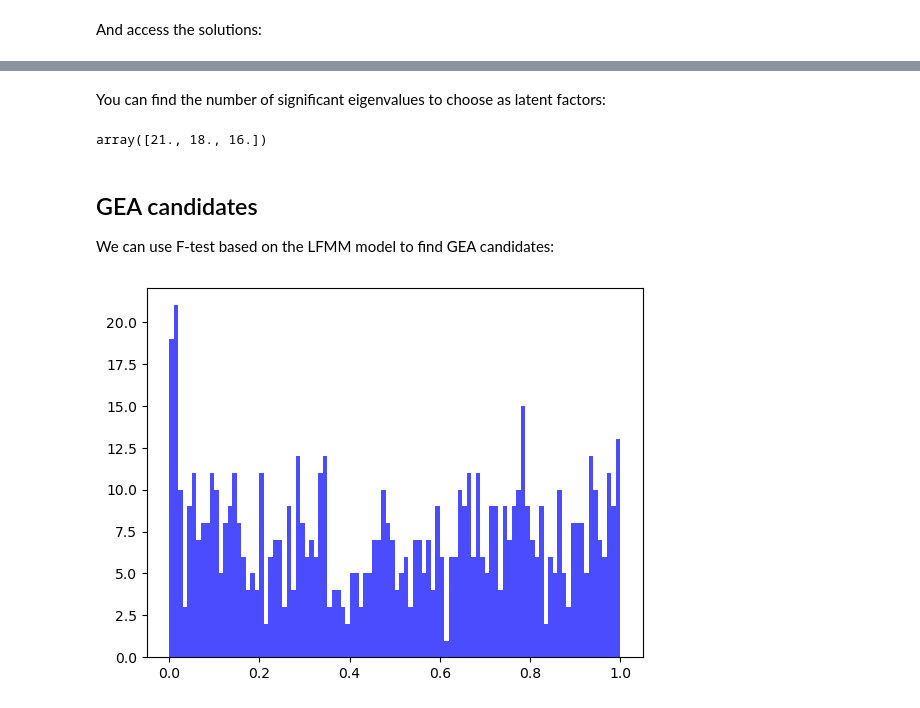
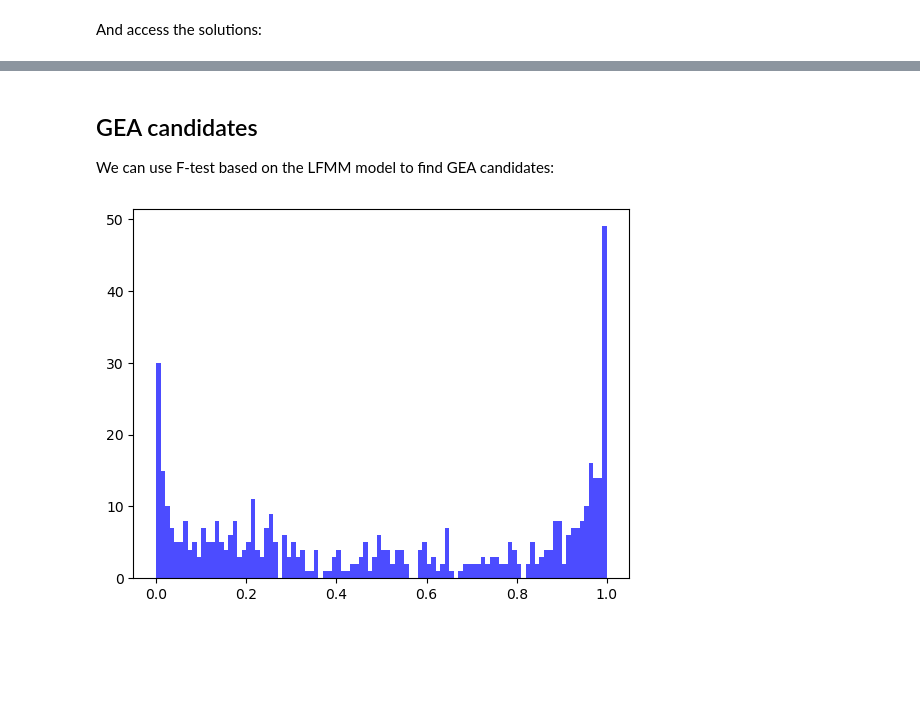
Before and after one commit to currocam/genomic-offsets, a Jupyter notebook: nbs/03_LFMM.ipynb, the cells around one changed output, grey strips where cells are left out. Drawn from its saved outputs; the diff is of its cells as text; code cells hidden in the pictures; blank space fills up the shorter version.

Commit message:
Fix Tracy-Widom and F-Test

```diff
--- a/nbs/03_LFMM.ipynb
+++ b/nbs/03_LFMM.ipynb
@@ -42,6 +45,4 @@ In order to use the model we have first to initialize it with the number of late
 # %%
-K = 2
-lambd = 1e-5
-model = RidgeLFMM(K, lambd)
+model = RidgeLFMM(K=2, lambd=1e-5)
 # %% [markdown]
 Then, we have to fit the model. That is, ...
@@ -252,2 +221,0 @@ def TracyWidom_from_matrix(
-# %% [markdown]
-You can find the number of significant eigenvalues to choose as latent factors:
@@ -268,7 +222,3 @@ def search_latent_factors_with_TracyWidom(
-# %%
-search_latent_factors_with_TracyWidom(Y, np.array([1e-1, 1e-3, 1e-5]))
-# %% [output]
-array([21., 18., 16.])
 # %% [markdown]
 ## GEA candidates
 
@@ -304,7 +255,9 @@ def FTest(self:RidgeLFMM,
 # %%
+#| label: fig-ftest
+#| fig-cap: "Distribution of p-values (after applying genomic control)"
 fig, ax = plt.subplots()
-pvalues = model.FTest(Y, X)
+Fscores, pvalues = model.FTest(Y, X)
 ax.hist(pvalues, 100, color='blue', alpha=0.7)
 plt.show()
 # %% [output]
-[figure, old version]
+[figure, new version]
```
Also changed, not shown: parts of 27 cells of this notebook, 4 other files.
